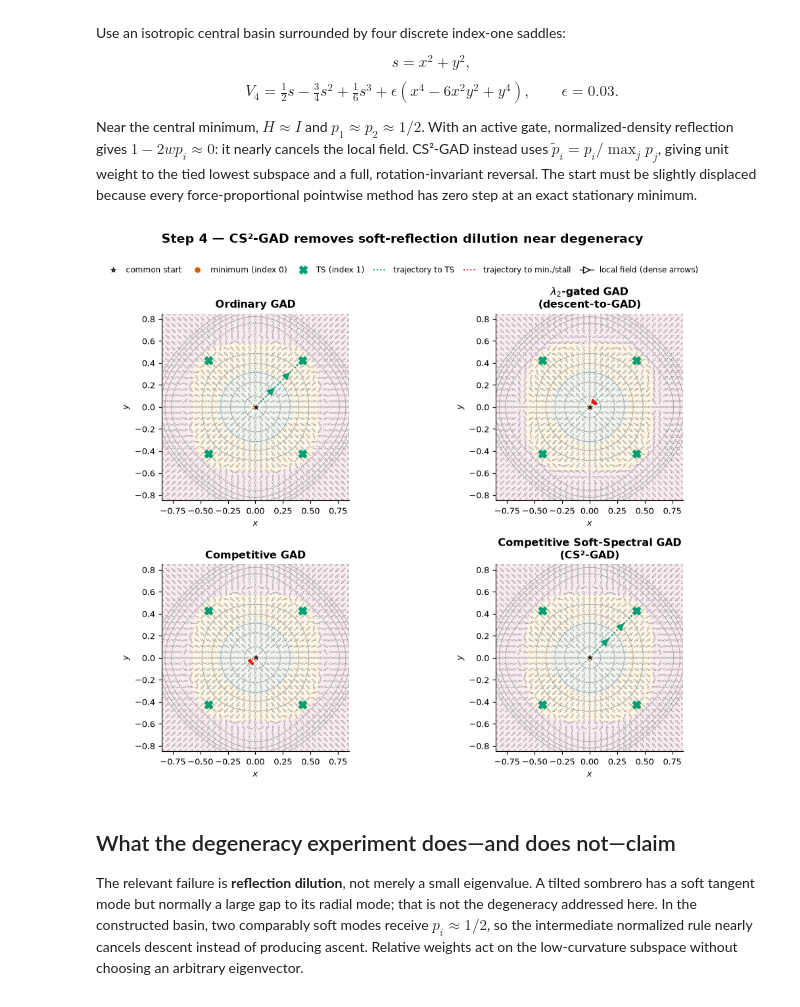
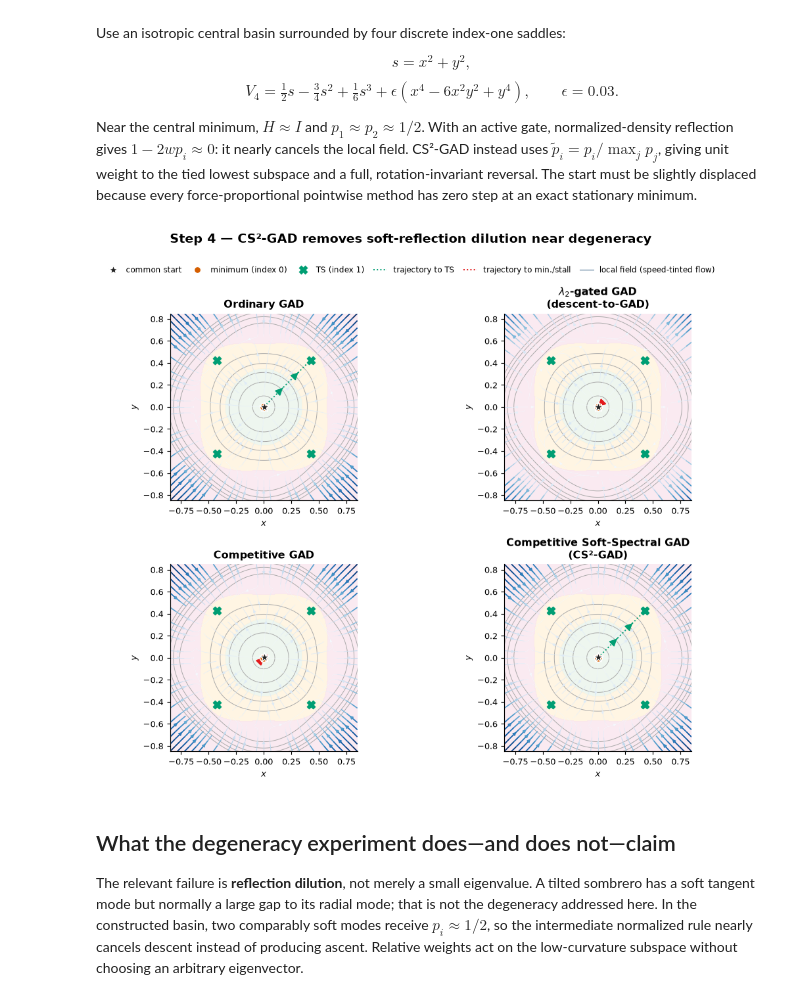
Before and after one commit to memo-ozdincer/GAD_plus, a Jupyter notebook: examples/gad_mechanism_failure_atlas.ipynb, the cells around one changed output. Saved outputs shown, nothing was run; the diff lists cells and outputs as text; code cells hidden in the pictures.

Commit message:
Redesign final GAD atlas fields as flow portraits

```diff
--- a/examples/gad_mechanism_failure_atlas.ipynb
+++ b/examples/gad_mechanism_failure_atlas.ipynb
@@ -289,11 +305,11 @@ IDX3=exact_index_grid(H3,X3,Y3)
 fig,axes=plt.subplots(2,2,figsize=(10.0,6.2))
 fig.subplots_adjust(left=.07,right=.99,bottom=.09,top=.84,wspace=.16,hspace=.38)
 for ax,method in zip(axes.flat,METHODS):
-    path=paths3[method]; method_panel(ax,X3,Y3,Z3,IDX3,path,method,grad=g3,hess=H3,xlim=(-.08,.68),ylim=(-.19,.19),levels=np.linspace(.002,.15,14))
+    path=paths3[method]; method_panel(ax,X3,Y3,Z3,IDX3,path,method,grad=g3,hess=H3,xlim=(-.08,.68),ylim=(-.19,.19),levels=np.linspace(.002,.15,14),field_style='flowlines',field_color='charcoal')
     ax.scatter(*start3,marker='*',s=115,color='#222222',edgecolor='white',zorder=8)
     ax.scatter([0],[0],marker='X',s=90,color='#009E73',zorder=8)
     ax.scatter([.6],[0],s=65,color='#D55E00',edgecolor='white',zorder=8)
 fig.suptitle('Step 3 — force competition turns before a finite step crosses into the minimum basin',fontsize=13,fontweight='bold')
-add_figure_legend(fig)
+add_figure_legend(fig,field_style='flowlines',field_color='charcoal')
 plt.show()
 # %% [output]
@@ -319,36 +335,36 @@ def g4(q):
     x,y=q; s=x*x+y*y
     radial=(1-3*s+s*s)*np.array([x,y])
     anis=EPS4*np.array([4*x**3-12*x*y*y,4*y**3-12*x*x*y])
     return radial+anis
 
 def H4(q):
     x,y=q; s=x*x+y*y; v=np.array([x,y])
     H=(1-3*s+s*s)*np.eye(2)+4*(-1.5+s)*np.outer(v,v)
     H+=EPS4*np.array([[12*x*x-12*y*y,-24*x*y],[-24*x*y,12*y*y-12*x*x]])
     return H
 
 audit_surface(g4,H4,[(0,0),(.003,.003),(.4,.4)])
 start4=.003*np.array([2**-.5,2**-.5])
 paths4={m:policy_trace(start4,g4,H4,m,R=.018,steps=260)[0] for m in METHODS}
 
 grid4=np.linspace(-1.05,1.05,360); X4,Y4=np.meshgrid(grid4,grid4)
 S4=X4*X4+Y4*Y4
 Z4=.5*S4-.75*S4**2+S4**3/6+EPS4*(X4**4-6*X4*X4*Y4*Y4+Y4**4)
 idx4=exact_index_grid(H4,X4,Y4)
 inner_s=(3+4*EPS4-np.sqrt((3+4*EPS4)**2-4))/2; rts=np.sqrt(inner_s)
 ts_angles=np.pi/4+np.arange(4)*np.pi/2; ts4=np.array([[rts*np.cos(a),rts*np.sin(a)] for a in ts_angles])
 fig,axes=plt.subplots(2,2,figsize=(9.8,8.3))
 fig.subplots_adjust(left=.07,right=.99,bottom=.075,top=.84,wspace=.16,hspace=.34)
 for ax,method in zip(axes.flat,METHODS):
-    path=paths4[method]; method_panel(ax,X4,Y4,Z4,idx4,path,method,grad=g4,hess=H4,xlim=(-.85,.85),ylim=(-.85,.85),levels=np.linspace(.005,.23,13))
+    path=paths4[method]; method_panel(ax,X4,Y4,Z4,idx4,path,method,grad=g4,hess=H4,xlim=(-.85,.85),ylim=(-.85,.85),levels=np.linspace(.005,.23,13),field_style='fluid',field_color='navy')
     ax.scatter([0],[0],s=65,color='#D55E00',edgecolor='white',zorder=8)
     ax.scatter(ts4[:,0],ts4[:,1],marker='X',s=70,color='#009E73',zorder=8)
     ax.scatter(*start4,marker='*',s=115,color='#222222',edgecolor='white',zorder=9)
 fig.suptitle('Step 4 — CS²-GAD removes soft-reflection dilution near degeneracy',fontsize=13,fontweight='bold')
-add_figure_legend(fig)
+add_figure_legend(fig,field_style='fluid',field_color='navy')
 plt.show()
 # %% [output]
-[figure, old version]
+[figure, new version]
 # %% [markdown]
 ## What the degeneracy experiment does—and does not—claim
 
```
Also changed, not shown: parts of 2 cells of this notebook.
